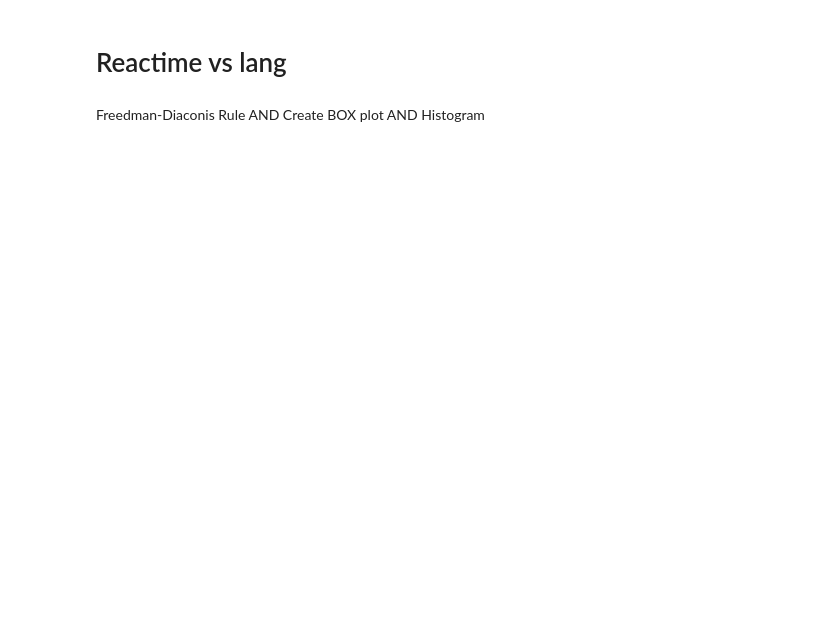
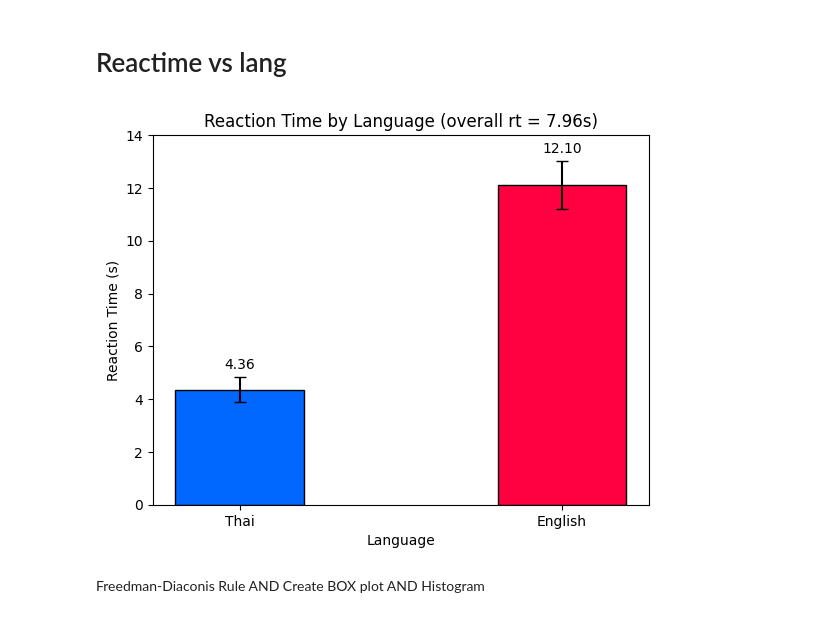
Before and after one commit to Plausma/Dyslexia, a Jupyter notebook: analysis for task 2nd.ipynb, the cells around one changed output. Drawn from its saved outputs; the diff is of its cells as text; code cells hidden in the pictures; blank space fills up the shorter version.

```diff
--- a/analysis for task 2nd.ipynb
+++ b/analysis for task 2nd.ipynb
@@ -249,2 +241,26 @@ save_plot(fig, "reaction_time_by_language")
+# %%
+# filter onlt correct reaction time
+datafilter = data[data['score'] == 1]
+# %%
+fig, ax = plt.subplots()
+rtmeans = datafilter.groupby('Language')['key_resp.rt'].mean().reindex(['Thai', 'English'])
+rtmeanall = datafilter['key_resp.rt'].mean()
+
+rterr = datafilter.groupby('Language')['key_resp.rt'].sem().reindex(['Thai', 'English'])
+
+plt.bar(rtmeans.index, rtmeans, yerr = rterr, color = [bluegradient[4], redgradient[4]], capsize = 4, width = 0.4, edgecolor = 'black')
+
+plt.ylabel("Reaction Time (s)")
+plt.title(f"Reaction Time by Language (overall rt = {round(rtmeanall,2)}s)" )
+plt.xlabel('Language')
+plt.yticks(np.arange(0,15,2))
+for i in np.arange(len(rtmeans)):
+    x = rtmeans.index[i]
+    y = rtmeans.values[i]
+    yerr = rterr.values[i]
+    plt.text(x, y+yerr+0.2, f'{y:.2f}', ha='center', va='bottom', fontsize=10)
+save_plot( "reaction time by language")
+# %% [output]
+[figure, added]
 # %% [markdown]
 Freedman-Diaconis Rule AND Create BOX plot AND Histogram
```
Also changed, not shown: parts of 22 cells of this notebook, 24 other files.
